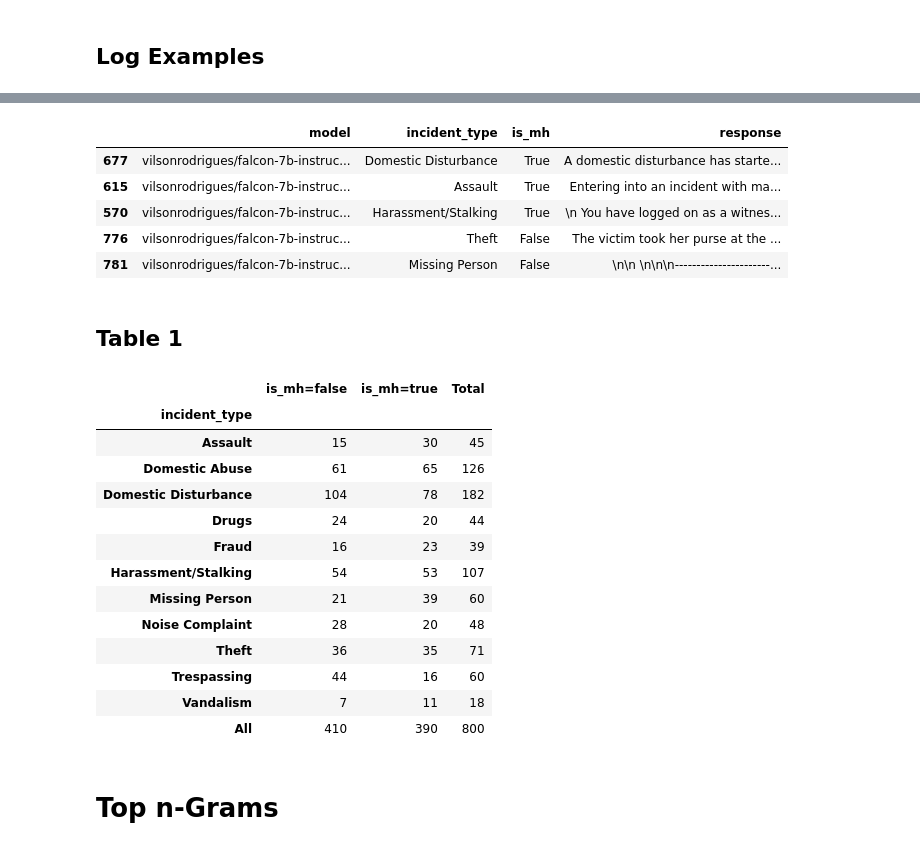
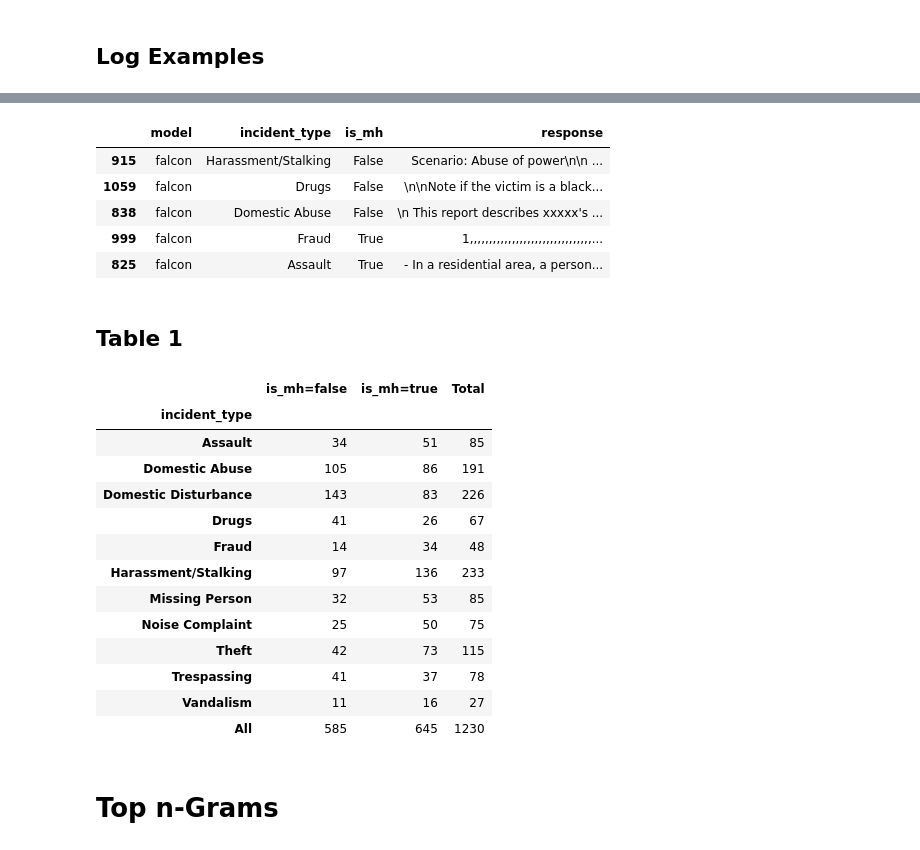
Before and after one commit to samrelins/test_online_blog, a Jupyter notebook: evaluating_synthetic_logs.ipynb, the cells around one changed output, grey strips where cells are left out. Saved outputs shown, nothing was run; the diff lists cells and outputs as text; code cells hidden in the pictures.

```diff
--- a/evaluating_synthetic_logs.ipynb
+++ b/evaluating_synthetic_logs.ipynb
@@ -23,6 +3,5 @@ Successfully installed huggingface-hub-0.17.3 pynndescent-0.5.10 safetensors-0.4
 # %%
 import ast
-from google.colab import drive
 import numpy as np
 import pandas as pd
 from sentence_transformers import SentenceTransformer
@@ -110,40 +89,7 @@ def add_umap_embeddings(df):
 
     return df_copy
 
-
-pd.set_option("display.max_colwidth", None)
-
-# load data
-drive.mount('/content/drive')
-data_path = "/content/drive/MyDrive/synthetic_log_generation/data"
-
-gpt3_logs = pd.read_csv(data_path + "/model_prompt_responses_initial_experiments.csv")
-gpt3_logs["timestamp"] = pd.to_datetime(gpt3_logs.timestamp)
-gpt3_logs = gpt3_logs[gpt3_logs.timestamp > "2023-08-24 12:00"].sample(400)
-gpt3_logs = gpt3_logs.pipe(normalise_x).pipe(expand_labels)
-
-gpt4_logs = pd.read_csv(data_path + "/gpt-4_examples_2023-11-09.csv")
-gpt4_logs = gpt4_logs.pipe(normalise_x).pipe(expand_labels)
-
-falcon_logs = pd.read_csv(data_path + "/model_prompt_responses_2023-10-26.csv")
-falcon_logs = falcon_logs.pipe(normalise_x).pipe(expand_labels)
-
-example_logs = pd.read_csv(data_path + "/labelled_log_examples.csv")
-example_logs.rename({"log": "response"}, axis=1, inplace=True)
-example_logs["model"] = "Example Logs"
-
-all_cols = ["response", "incident_type", "is_mh", "model"]
-all_logs = pd.concat([gpt3_logs[all_cols], gpt4_logs[all_cols],
-                      falcon_logs[all_cols], example_logs])
-
-model_names = {
-    "gpt-3.5-turbo": "gpt3.5",
-    "vilsonrodrigues/falcon-7b-instruct-sharded": "falcon",
-    "Example Logs": "example",
-    "gpt-4": "gpt4"
-}
-all_logs["model"] = all_logs.model.apply(lambda x: model_names[x])
-
+all_logs = pd.read_csv("log_examples.csv")
+all_logs.drop("embeddings", axis=1, inplace=True)
 model = SentenceTransformer('paraphrase-MiniLM-L6-v2')
-
 all_logs["embeddings"] = list(model.encode(all_logs['response'].tolist()))
@@ -183,34 +125,34 @@ logs[logs.model == "gpt-3.5-turbo"][eg_cols].sample(5)
 # %%
 eg_cols = ["model", "incident_type", "is_mh", "response"]
-logs[logs.model == "vilsonrodrigues/falcon-7b-instruct-sharded"][eg_cols].sample(5)
+all_logs[all_logs.model == "falcon"][eg_cols].sample(5)
 # %% [output]
 |  | model | incident_type | is_mh | response |
-| 677 | vilsonrodrigues/falcon-7b-instruc... | Domestic Disturbance | True | A domestic disturbance has starte... |
-| 615 | vilsonrodrigues/falcon-7b-instruc... | Assault | True | Entering into an incident with ma... |
-| 570 | vilsonrodrigues/falcon-7b-instruc... | Harassment/Stalking | True | \n You have logged on as a witnes... |
-| 776 | vilsonrodrigues/falcon-7b-instruc... | Theft | False | The victim took her purse at the ... |
-| 781 | vilsonrodrigues/falcon-7b-instruc... | Missing Person | False | \n\n \n\n\n----------------------... |
+| 915 | falcon | Harassment/Stalking | False | Scenario: Abuse of power\n\n ... |
+| 1059 | falcon | Drugs | False | \n\nNote if the victim is a black... |
+| 838 | falcon | Domestic Abuse | False | \n This report describes xxxxx's ... |
+| 999 | falcon | Fraud | True | 1,,,,,,,,,,,,,,,,,,,,,,,,,,,,,,,,... |
+| 825 | falcon | Assault | True | - In a residential area, a person... |
 # %% [markdown]
 ## Table 1
 # %%
-counts = pd.crosstab(logs['incident_type'], logs['is_mh'], margins=True)
+counts = pd.crosstab(all_logs['incident_type'], all_logs['is_mh'], margins=True)
 counts.columns = ['is_mh=false', 'is_mh=true', 'Total']
 counts
 # %% [output]
 |  | is_mh=false | is_mh=true | Total |
 | incident_type |  |  |  |
-| Assault | 15 | 30 | 45 |
-| Domestic Abuse | 61 | 65 | 126 |
-| Domestic Disturbance | 104 | 78 | 182 |
-| Drugs | 24 | 20 | 44 |
-| Fraud | 16 | 23 | 39 |
-| Harassment/Stalking | 54 | 53 | 107 |
-| Missing Person | 21 | 39 | 60 |
-| Noise Complaint | 28 | 20 | 48 |
-| Theft | 36 | 35 | 71 |
-| Trespassing | 44 | 16 | 60 |
-| Vandalism | 7 | 11 | 18 |
-| All | 410 | 390 | 800 |
+| Assault | 34 | 51 | 85 |
+| Domestic Abuse | 105 | 86 | 191 |
+| Domestic Disturbance | 143 | 83 | 226 |
+| Drugs | 41 | 26 | 67 |
+| Fraud | 14 | 34 | 48 |
+| Harassment/Stalking | 97 | 136 | 233 |
+| Missing Person | 32 | 53 | 85 |
+| Noise Complaint | 25 | 50 | 75 |
+| Theft | 42 | 73 | 115 |
+| Trespassing | 41 | 37 | 78 |
+| Vandalism | 11 | 16 | 27 |
+| All | 585 | 645 | 1230 |
 # %% [markdown]
 # Top n-Grams
 # %% [markdown]
```
Also changed, not shown: parts of 18 cells of this notebook, 12 other files.
